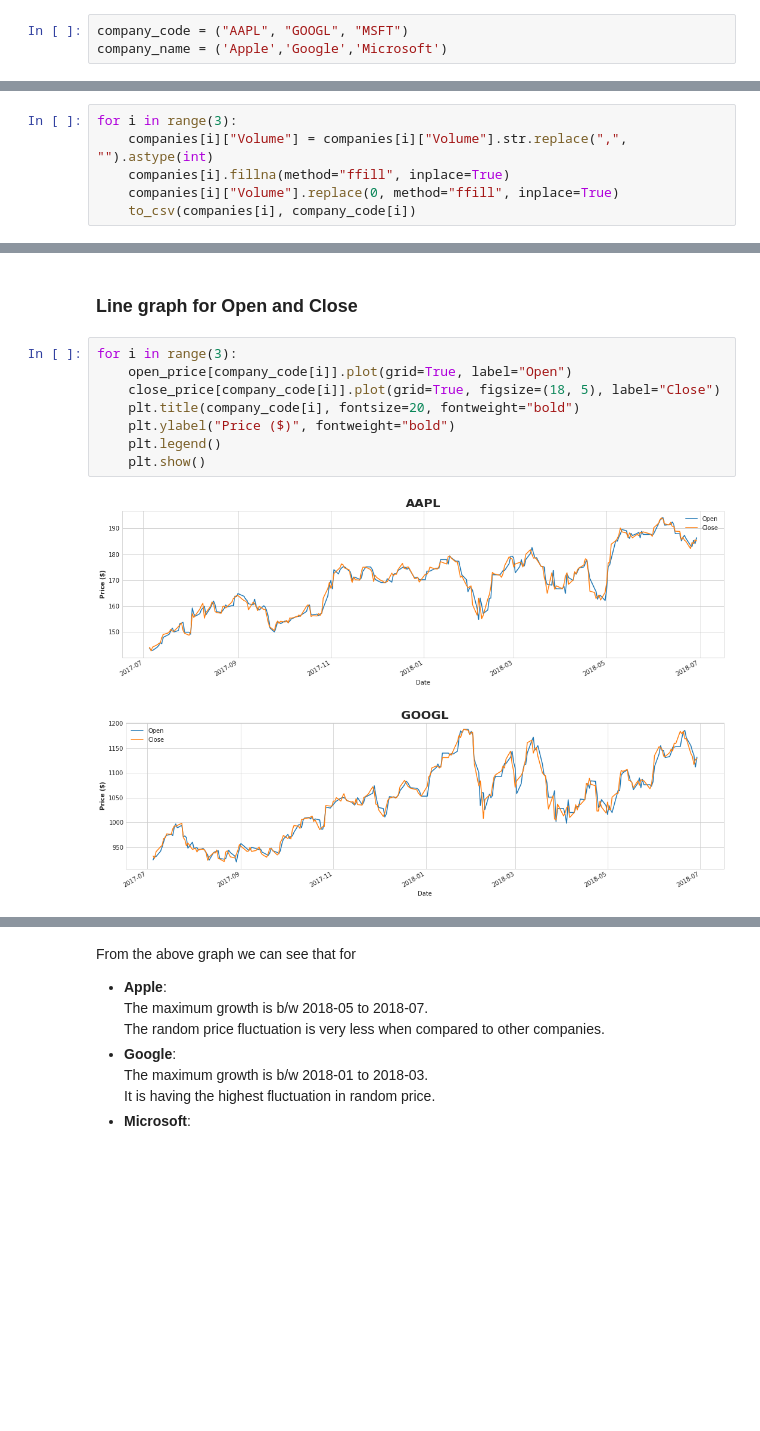
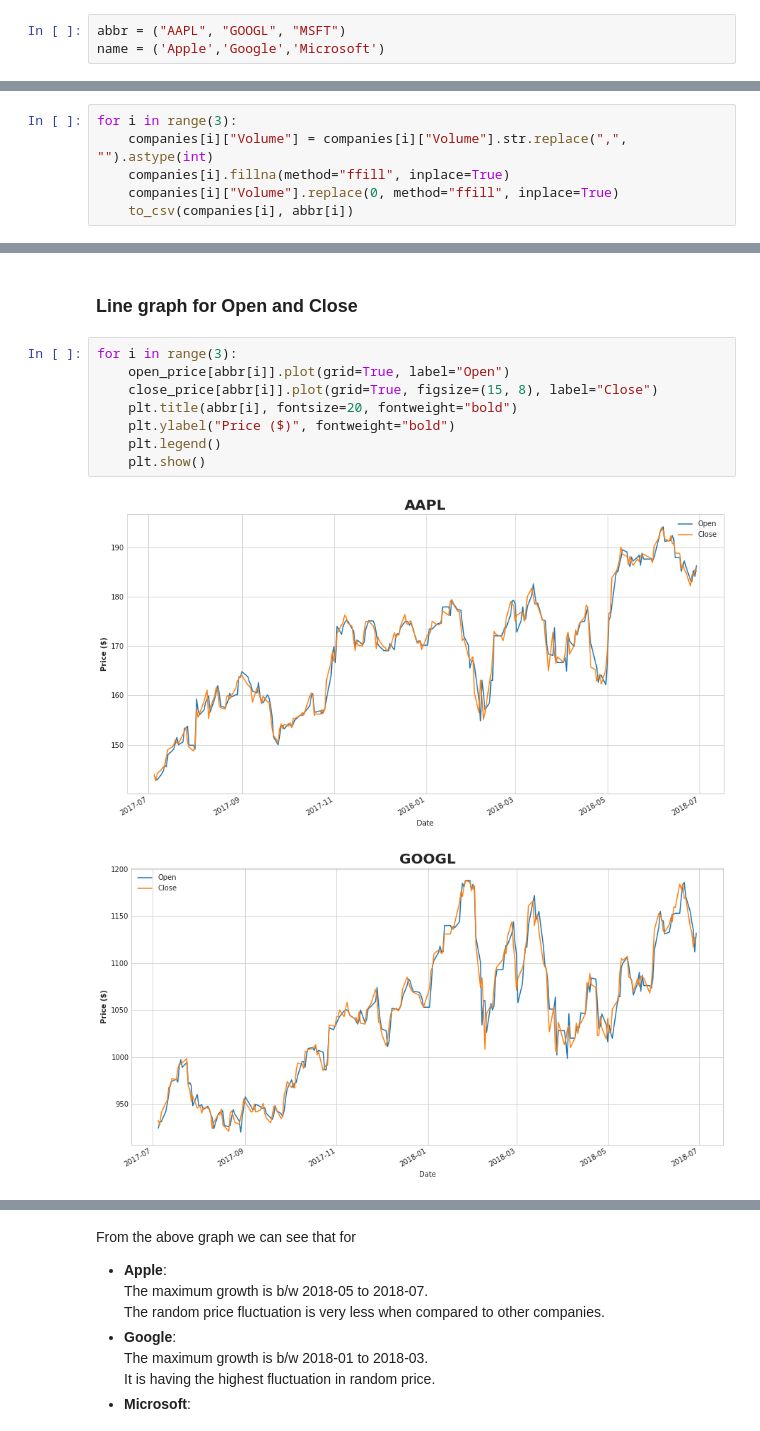
Before and after one commit to abhie-lp/FINANCE_PROJECT, a Jupyter notebook: Code.ipynb, the cells around one changed output, grey strips where cells are left out. Saved outputs shown, nothing was run; the diff lists cells and outputs as text; blank space fills up the shorter version.

```diff
--- a/Code.ipynb
+++ b/Code.ipynb
@@ -68,8 +68,8 @@ Stores the DataFrame as a .csv file so locally so that work can be done w/o fetc
 def to_csv(frame, name):
     frame.to_csv(f"{name}_data.csv", encoding="utf-8")
 # %%
-company_code = ("AAPL", "GOOGL", "MSFT")
-company_name = ('Apple','Google','Microsoft')
+abbr = ("AAPL", "GOOGL", "MSFT")
+name = ('Apple','Google','Microsoft')
 # %% [markdown]
 ### Get the page-source, create DataFrame and store the data as .csv
 # %%
@@ -138,7 +138,7 @@ for i in range(3):
     companies[i]["Volume"] = companies[i]["Volume"].str.replace(",", "").astype(int)
     companies[i].fillna(method="ffill", inplace=True)
     companies[i]["Volume"].replace(0, method="ffill", inplace=True)
-    to_csv(companies[i], company_code[i])
+    to_csv(companies[i], abbr[i])
 # %%
 apple.head()
 # %% [output]
@@ -197,12 +199,12 @@ close_price.dropna(how="any", inplace=True)
 ### Line graph for Open and Close
 # %%
 for i in range(3):
-    open_price[company_code[i]].plot(grid=True, label="Open")
-    close_price[company_code[i]].plot(grid=True, figsize=(18, 5), label="Close")
-    plt.title(company_code[i], fontsize=20, fontweight="bold")
+    open_price[abbr[i]].plot(grid=True, label="Open")
+    close_price[abbr[i]].plot(grid=True, figsize=(15, 8), label="Close")
+    plt.title(abbr[i], fontsize=20, fontweight="bold")
     plt.ylabel("Price ($)", fontweight="bold")
     plt.legend()
     plt.show()
 # %% [output]
-[figure, old version]
+[figure, new version]
-[figure, old version]
+[figure, new version]
```
Also changed, not shown: parts of 35 cells of this notebook.
